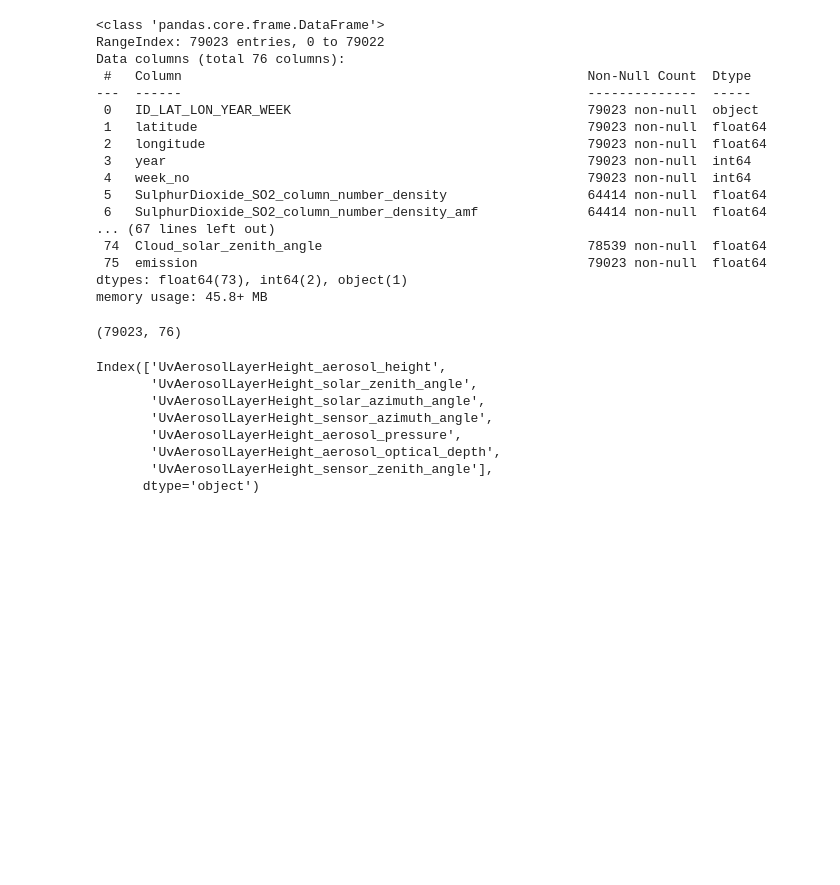
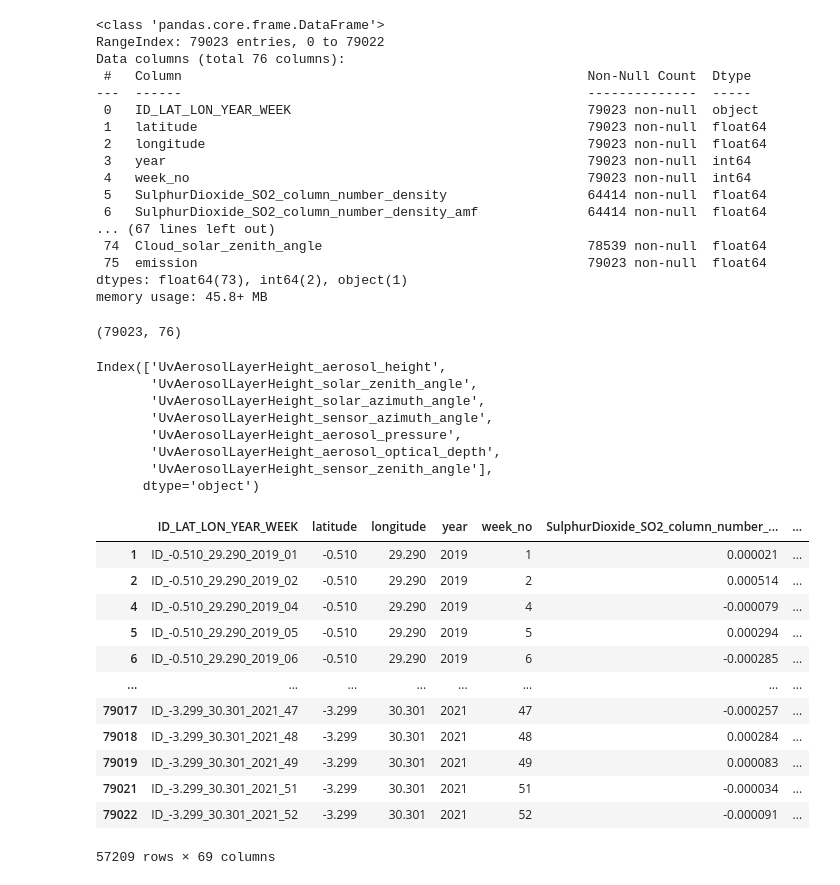
Before and after one commit to Richard-Patrick/Machine-Learning, a Jupyter notebook: Predict CO2 Emissions in Rwanda.ipynb, the cells around one changed output. Drawn from its saved outputs; the diff is of its cells as text; code cells hidden in the pictures; blank space fills up the shorter version.

```diff
--- a/Predict CO2 Emissions in Rwanda.ipynb
+++ b/Predict CO2 Emissions in Rwanda.ipynb
@@ -77,3 +77,21 @@ Index(['UvAerosolLayerHeight_aerosol_height',
       dtype='object')
 # %%
 df = train_df.drop(columns=missing_percentage[missing_percentage > 75].index)
+# %%
+df = df.dropna()
+# %%
+df
+# %% [output]
+|  | ID_LAT_LON_YEAR_WEEK | latitude | longitude | year | week_no | SulphurDioxide_SO2_column_number_... | ... |
+| 1 | ID_-0.510_29.290_2019_01 | -0.510 | 29.290 | 2019 | 1 | 0.000021 | ... |
+| 2 | ID_-0.510_29.290_2019_02 | -0.510 | 29.290 | 2019 | 2 | 0.000514 | ... |
+| 4 | ID_-0.510_29.290_2019_04 | -0.510 | 29.290 | 2019 | 4 | -0.000079 | ... |
+| 5 | ID_-0.510_29.290_2019_05 | -0.510 | 29.290 | 2019 | 5 | 0.000294 | ... |
+| 6 | ID_-0.510_29.290_2019_06 | -0.510 | 29.290 | 2019 | 6 | -0.000285 | ... |
+| ... | ... | ... | ... | ... | ... | ... | ... |
+| 79017 | ID_-3.299_30.301_2021_47 | -3.299 | 30.301 | 2021 | 47 | -0.000257 | ... |
+| 79018 | ID_-3.299_30.301_2021_48 | -3.299 | 30.301 | 2021 | 48 | 0.000284 | ... |
+| 79019 | ID_-3.299_30.301_2021_49 | -3.299 | 30.301 | 2021 | 49 | 0.000083 | ... |
+| 79021 | ID_-3.299_30.301_2021_51 | -3.299 | 30.301 | 2021 | 51 | -0.000034 | ... |
+| 79022 | ID_-3.299_30.301_2021_52 | -3.299 | 30.301 | 2021 | 52 | -0.000091 | ... |
+57209 rows × 69 columns
```
